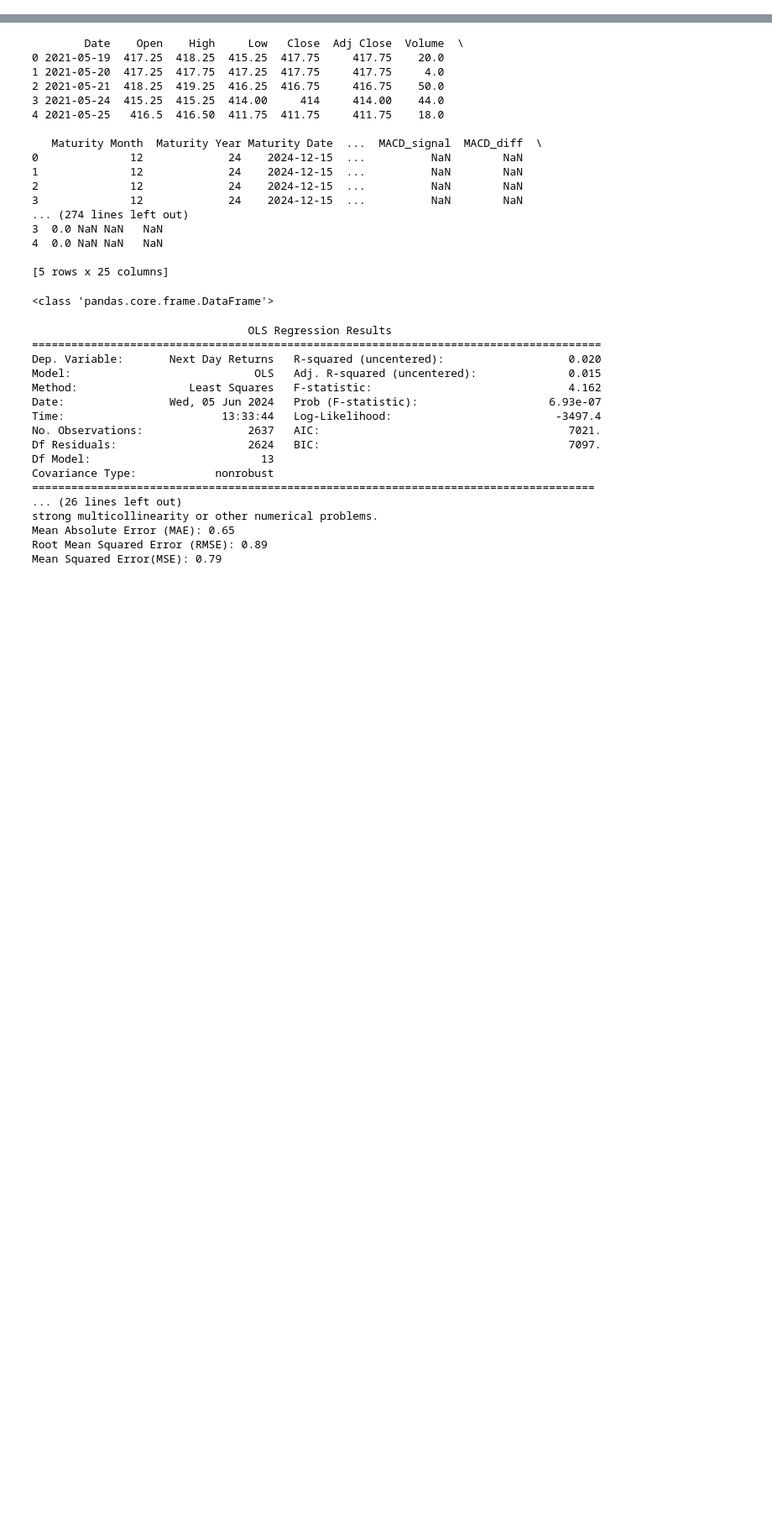
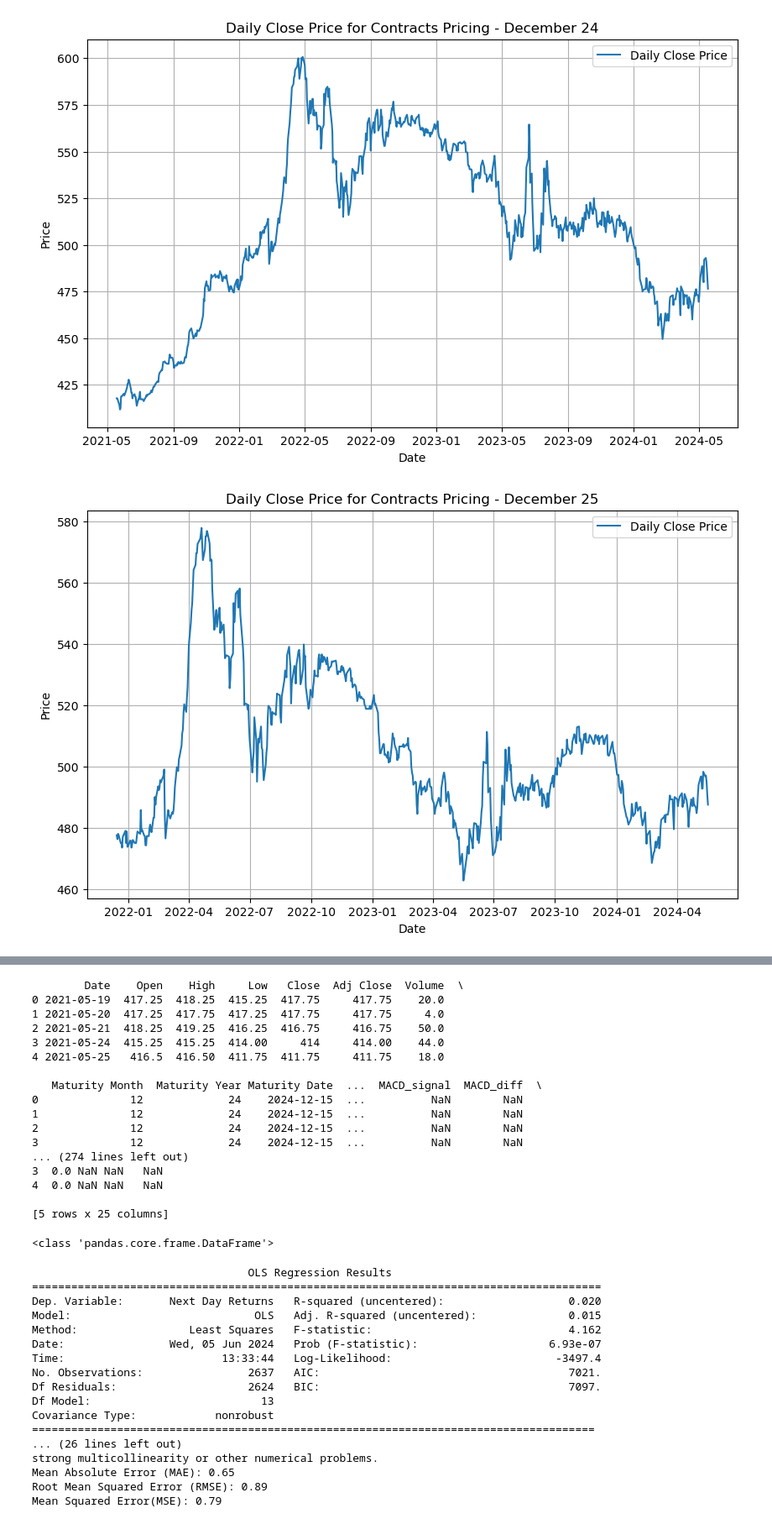
Before and after one commit to aadit-bhatia/maizerunner, a Jupyter notebook: prices_cleaning.ipynb, the cells around one changed output, grey strips where cells are left out. Shown at 84% size. Drawn from its saved outputs; the diff is of its cells as text; code cells hidden in the pictures; blank space fills up the shorter version.

```diff
--- a/prices_cleaning.ipynb
+++ b/prices_cleaning.ipynb
@@ -84,3 +84,16 @@ for df in dfs_list:
 
     df['Maturity Month'] = pd.to_numeric(df['Maturity Month'])
     df['Maturity Year'] = pd.to_numeric(df['Maturity Year'])
+# %%
+for df_name, df in dataframes.items():
+    plt.figure(figsize=(10, 6))
+    plt.plot(df['Date'], df['Adj Close'], label='Daily Close Price')
+    plt.title(f'Daily Close Price for {df_name}')
+    plt.xlabel('Date')
+    plt.ylabel('Price')
+    plt.legend()
+    plt.grid(True)
+    plt.show()
+# %% [output]
+[figure, added]
+[figure, added]
```
Also changed, not shown: parts of 1 cell of this notebook.
